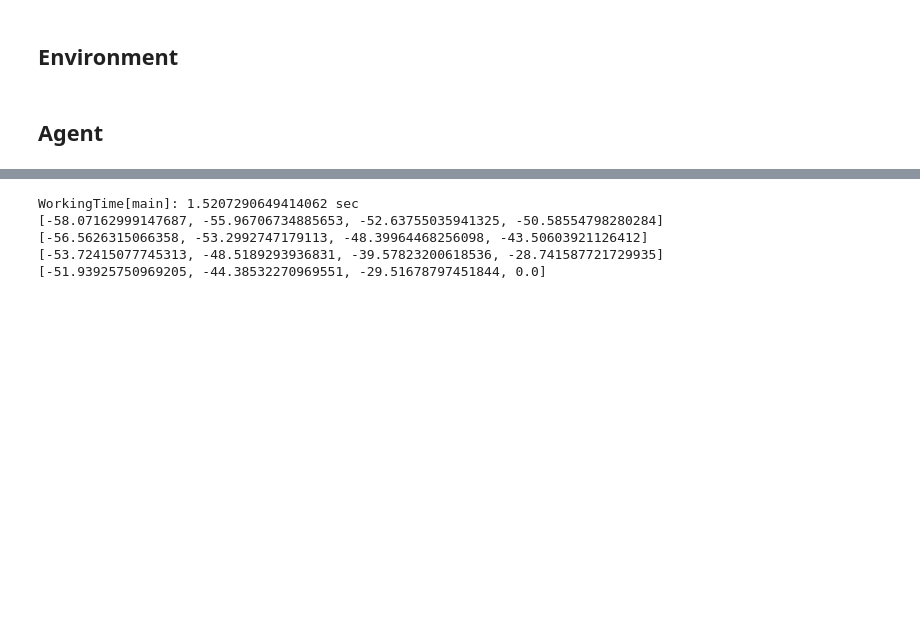
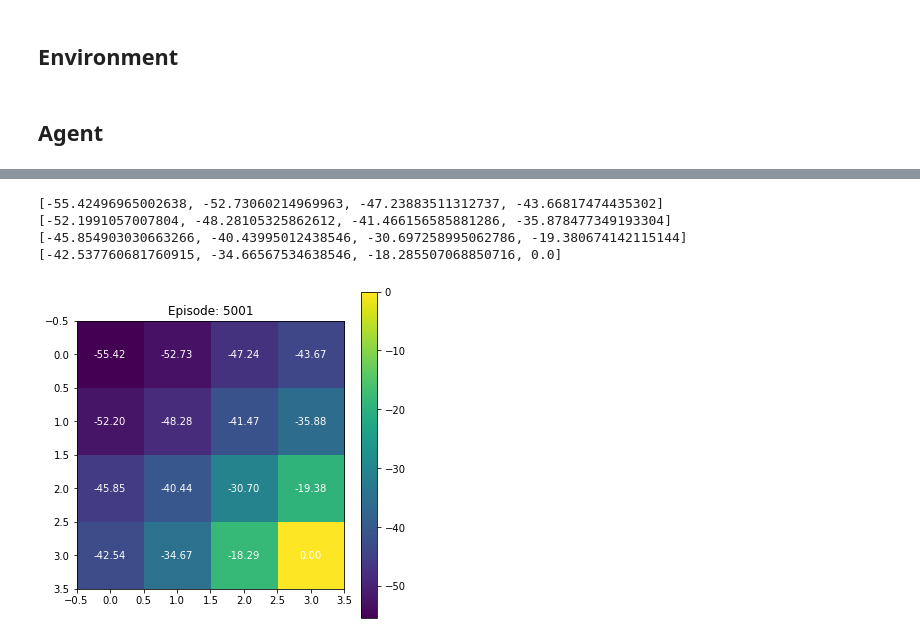
Before and after one commit to syj5268/RLfrombasics, a Jupyter notebook: MCLearning.ipynb, the cells around one changed output, grey strips where cells are left out. Saved outputs shown, nothing was run; the diff lists cells and outputs as text; code cells hidden in the pictures; blank space fills up the shorter version.

```diff
--- a/MCLearning.ipynb
+++ b/MCLearning.ipynb
@@ -122,11 +228,11 @@ def main():
 # %%
-MC_result = main()
 # 학습이 끝나고 난 후 데이터를 출력해보기 위한 코드
 for row in MC_result:
     print(row)
+value_visualize(episode, MC_result)
 # %% [output]
-WorkingTime[main]: 1.5207290649414062 sec
-[-58.07162999147687, -55.96706734885653, -52.63755035941325, -50.58554798280284]
-[-56.5626315066358, -53.2992747179113, -48.39964468256098, -43.50603921126412]
-[-53.72415077745313, -48.5189293936831, -39.57823200618536, -28.741587721729935]
-[-51.93925750969205, -44.38532270969551, -29.51678797451844, 0.0]
+[-55.42496965002638, -52.73060214969963, -47.23883511312737, -43.66817474435302]
+[-52.1991057007804, -48.28105325862612, -41.466156585881286, -35.878477349193304]
+[-45.854903030663266, -40.43995012438546, -30.697258995062786, -19.380674142115144]
+[-42.537760681760915, -34.66567534638546, -18.285507068850716, 0.0]
+[figure, added]
```
Also changed, not shown: parts of 12 cells of this notebook, 2 other files.
